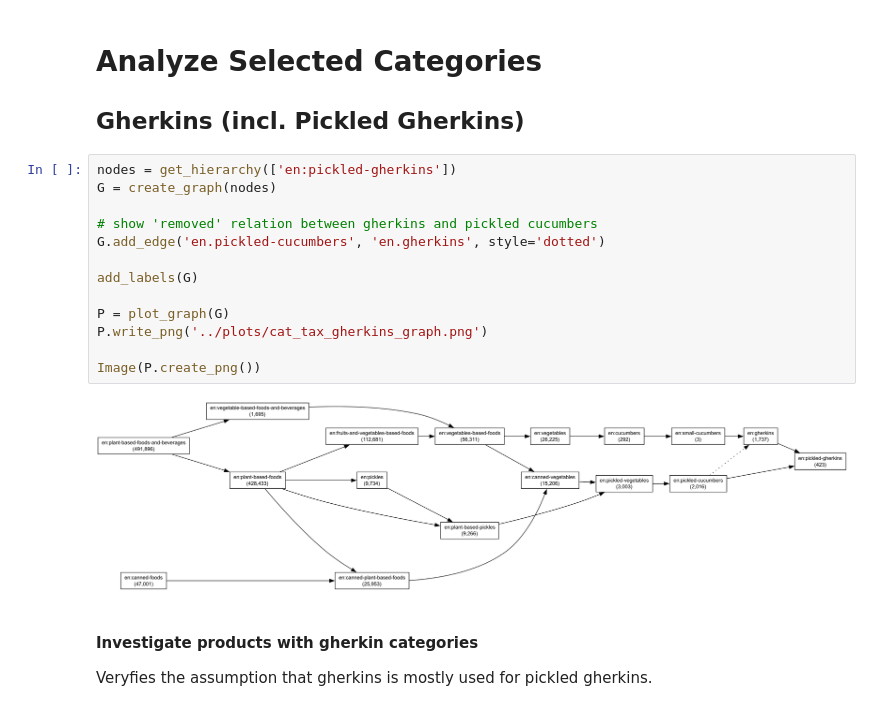
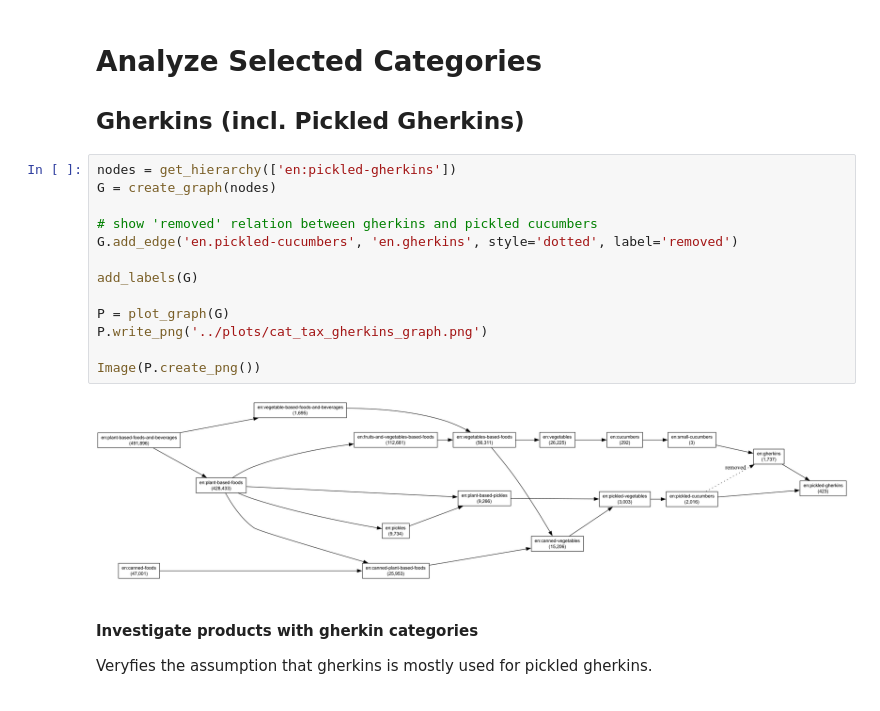
Before and after one commit to goerlitz/openfoodfacts-data-analysis, a Jupyter notebook: notebooks/42_analyze_category_taxonomy.ipynb, the cells around one changed output. Saved outputs shown, nothing was run; the diff lists cells and outputs as text.

Commit message:
added edge annotations

```diff
--- a/notebooks/42_analyze_category_taxonomy.ipynb
+++ b/notebooks/42_analyze_category_taxonomy.ipynb
@@ -259,18 +259,18 @@ def plot_graph(G, node_sep=0.8, rank_sep=0.5):
 # %%
 nodes = get_hierarchy(['en:pickled-gherkins'])
 G = create_graph(nodes)
 
 # show 'removed' relation between gherkins and pickled cucumbers
-G.add_edge('en.pickled-cucumbers', 'en.gherkins', style='dotted')
+G.add_edge('en.pickled-cucumbers', 'en.gherkins', style='dotted', label='removed')
 
 add_labels(G)
 
 P = plot_graph(G)
 P.write_png('../plots/cat_tax_gherkins_graph.png')
 
 Image(P.create_png())
 # %% [output]
-[figure, old version]
+[figure, new version]
 # %% [markdown]
 #### Investigate products with gherkin categories
 
```
Also changed, not shown: parts of 1 cell of this notebook.
